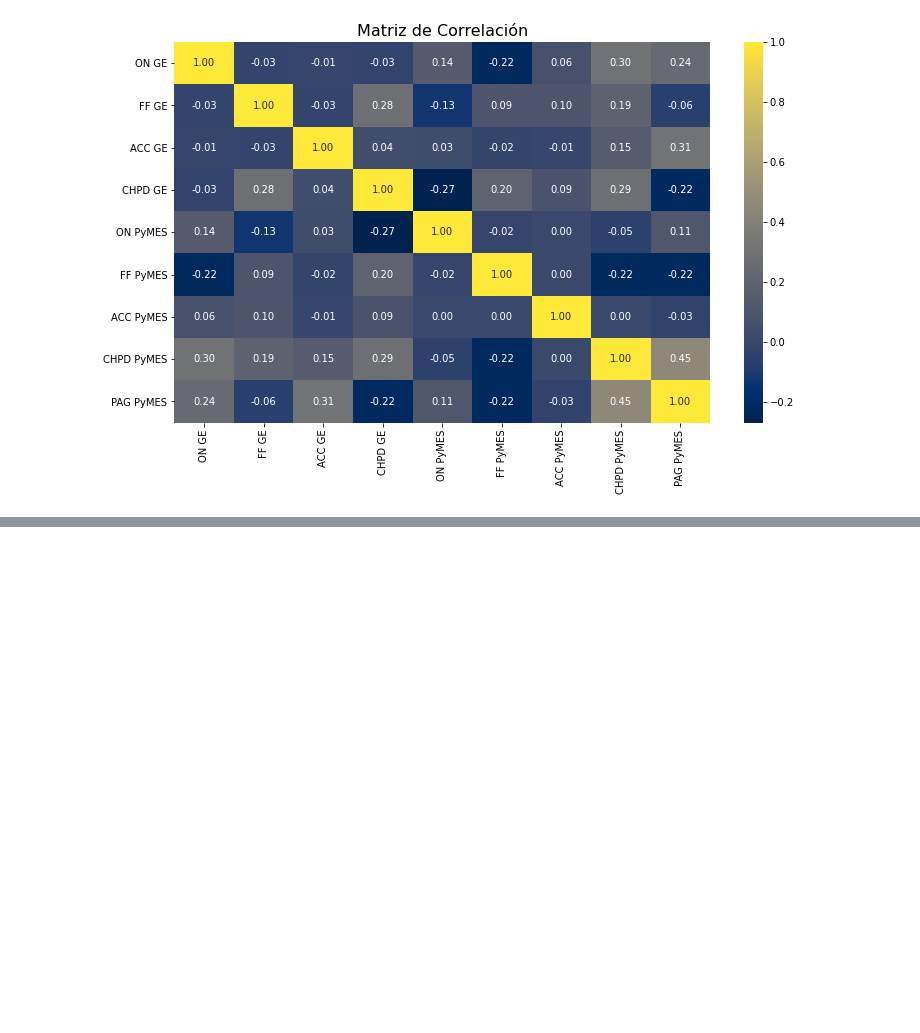
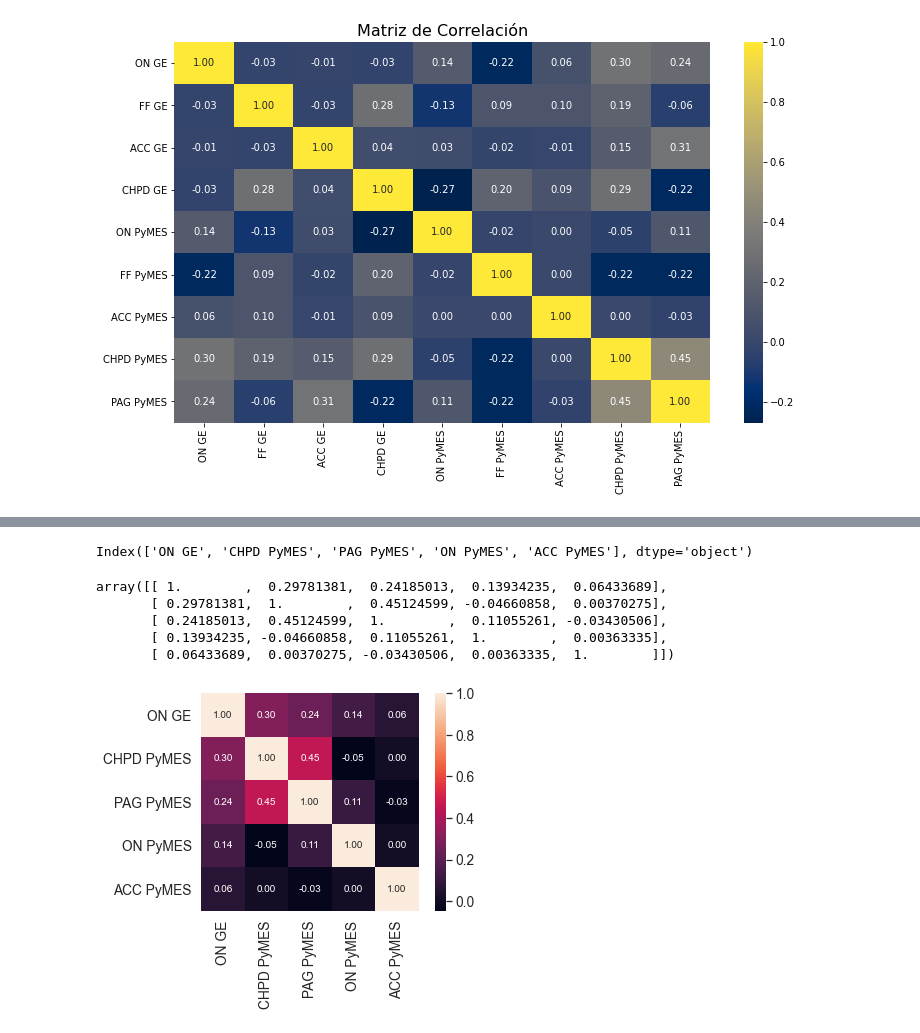
Before and after one commit to NestorDiazDataSC/Analisis_de_Datos, a Jupyter notebook: Financiamiento_Privado_Mercado_Capitales/financiamiento-privado-mercado-capitales-dolares.ipynb, the cells around one changed output, grey strips where cells are left out. Saved outputs shown, nothing was run; the diff lists cells and outputs as text; code cells hidden in the pictures; blank space fills up the shorter version.

```diff
--- a/Financiamiento_Privado_Mercado_Capitales/financiamiento-privado-mercado-capitales-dolares.ipynb
+++ b/Financiamiento_Privado_Mercado_Capitales/financiamiento-privado-mercado-capitales-dolares.ipynb
@@ -221,0 +215,27 @@ plt.show()
+# %%
+# Procedo a simplificar el heatmap a algo mas pequeño.
+K = 5 # Definimos cuantas columnas me a seleccionar como las que son las mas correlacionadas.
+# %%
+cols = Cormat.nlargest(K, "ON GE")["ON GE"].index # Mas correlacionadas respecto a esa columna.
+# %%
+cols # Me va a decir las 5 variables mas relacionadas con PBI
+# %% [output]
+Index(['ON GE', 'CHPD PyMES', 'PAG PyMES', 'ON PyMES', 'ACC PyMES'], dtype='object')
+# %%
+cm = np.corrcoef(df[cols].values.T)
+# %%
+cm
+# %% [output]
+array([[ 1.        ,  0.29781381,  0.24185013,  0.13934235,  0.06433689],
+       [ 0.29781381,  1.        ,  0.45124599, -0.04660858,  0.00370275],
+       [ 0.24185013,  0.45124599,  1.        ,  0.11055261, -0.03430506],
+       [ 0.13934235, -0.04660858,  0.11055261,  1.        ,  0.00363335],
+       [ 0.06433689,  0.00370275, -0.03430506,  0.00363335,  1.        ]])
+# %%
+sns.set(font_scale=1.25)
+# font_scale = Tamaño de la fuente del grafico
+# %%
+hm = sns.heatmap(cm, cbar=True, annot=True, square=True, fmt=".2f", annot_kws={"size":10,}, yticklabels=cols.values, xticklabels=cols.values)
+plt.show()
+# %% [output]
+[figure, added]
```
Also changed, not shown: parts of 9 cells of this notebook.
